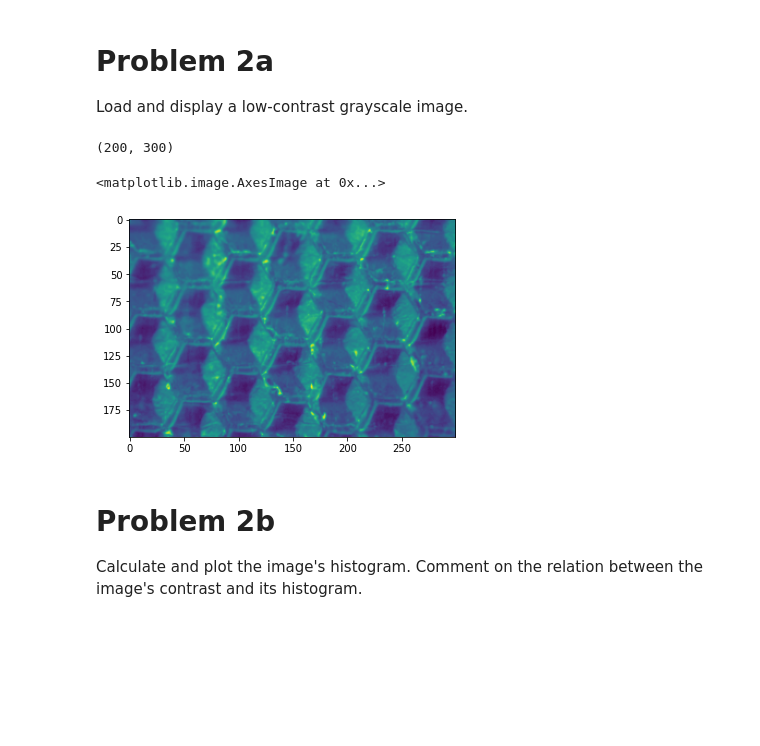
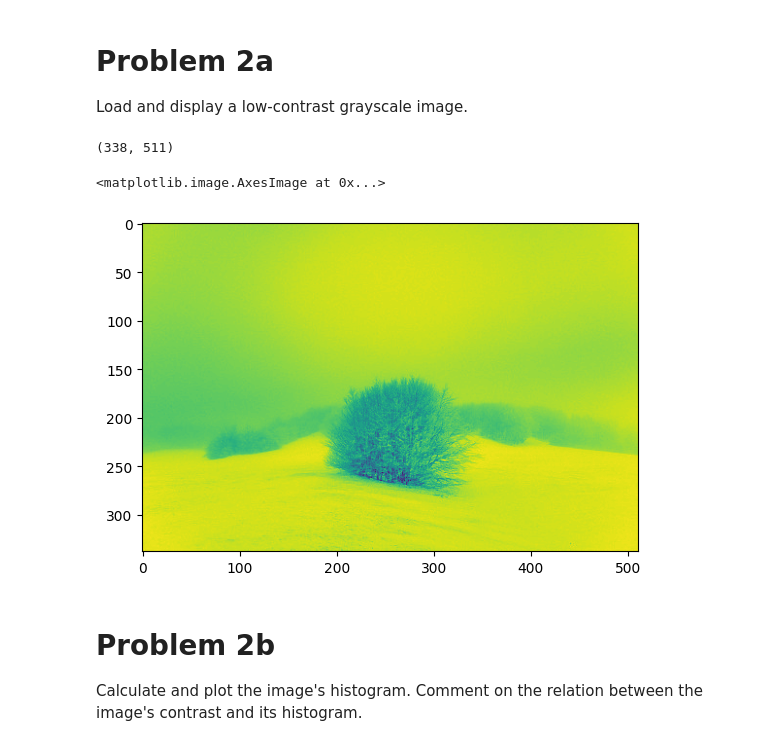
Before and after one commit to avani1998/ECE-6123-Image-and-Video-Processing, a Jupyter notebook: homework1.ipynb, the cells around one changed output. Drawn from its saved outputs; the diff is of its cells as text; code cells hidden in the pictures; blank space fills up the shorter version.

```diff
--- a/homework1.ipynb
+++ b/homework1.ipynb
@@ -129,14 +129,14 @@ plt.imshow(result)
 # Problem 2a
 Load and display a low-contrast grayscale image.
 # %%
-greyscale_lowContrast = cv2.imread("/content/drive/MyDrive/IVP_Assignments/greyscale_lowContrast.png", cv2.IMREAD_GRAYSCALE) # read image and tell
+greyscale_lowContrast = cv2.imread("/content/drive/MyDrive/IVP_Assignments/greyscale_trial2.jpeg", cv2.IMREAD_GRAYSCALE) # read image and tell
 #python image is a greyscale image so that shape does not have an RGB channel
 print(greyscale_lowContrast.shape)      # shape of greyscale image
 plt.imshow(greyscale_lowContrast)
 # %% [output]
-(200, 300)
+(338, 511)
 <matplotlib.image.AxesImage at 0x...>
-[figure, old version]
+[figure, new version]
 # %% [markdown]
 # Problem 2b
 Calculate and plot the image's histogram. Comment on the relation between the
```
Also changed, not shown: parts of 11 cells of this notebook.
